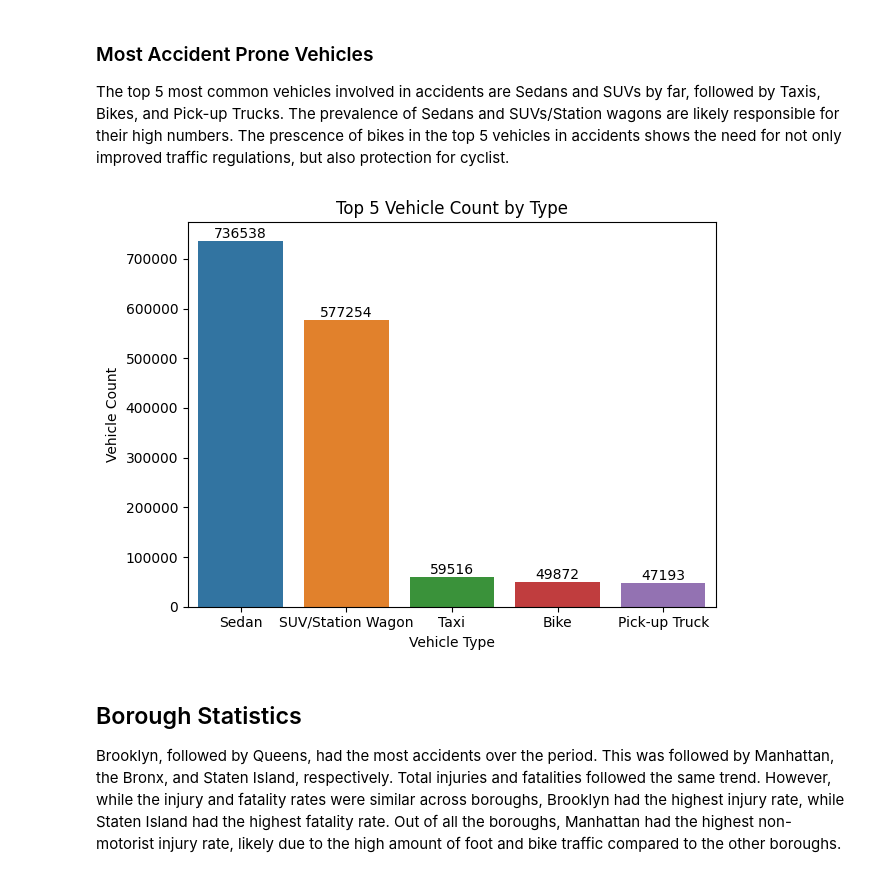
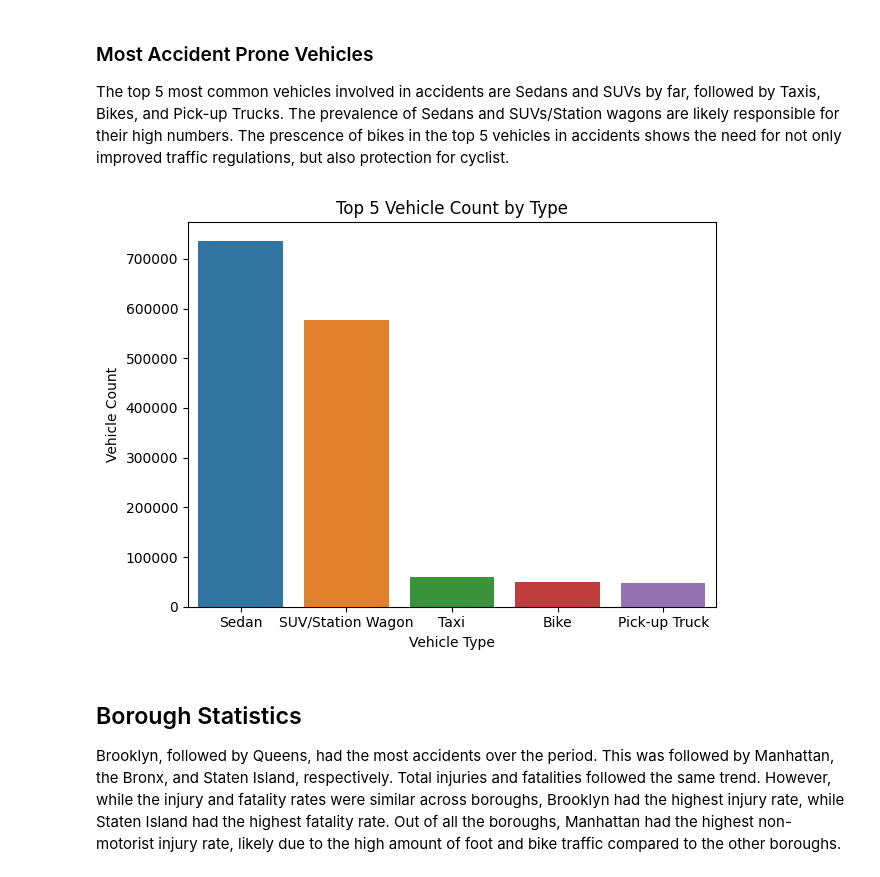
Before and after one commit to JourdonLynch/The-Streets-of-New-York, a Jupyter notebook: the-streets-of-ny.ipynb, the cells around one changed output. Saved outputs shown, nothing was run; the diff lists cells and outputs as text; code cells hidden in the pictures.

```diff
--- a/the-streets-of-ny.ipynb
+++ b/the-streets-of-ny.ipynb
@@ -485,34 +520,34 @@ for i,v in enumerate(top_5_vehicles['count']):
 # %%
 # Making chart easier to read
 traffic_df['vehicle_type_code_1']
 traffic_df['vehicle_type_code_2']
 
 # Creating objects for vehicle codes
 vehicles_codes_1 = traffic_df['vehicle_type_code_1']
 vehicles_codes_2 = traffic_df['vehicle_type_code_2']
 
 # Concatenating dataframes and removing null values
 combined_vehicle_codes = pd.concat([vehicles_codes_1, vehicles_codes_2])
 vehicle_totals = combined_vehicle_codes.value_counts().reset_index()
 vehicle_totals.columns = ['vehicle_type','count']
 vehicle_totals_clean = vehicle_totals[vehicle_totals['vehicle_type'] != 'nan']
 
 # Making chart easier to read
 vehicle_totals_clean = vehicle_totals_clean.replace('Station Wagon/Sport Utility Vehicle', 'SUV/Station Wagon')
 
 # Getting top 5 vehicles overall and creating a barchart
 top_5_vehicles = vehicle_totals_clean.head(5)
-vc = sns.barplot(data = top_5_vehicles, x = 'vehicle_type', y = 'count')
+sns.barplot(data = top_5_vehicles, x = 'vehicle_type', y = 'count')
 
-for i,v in enumerate(top_5_vehicles['count']):
-    vc.text(i, v, v, ha='center', va='bottom')
+
+
 
 plt.title("Top 5 Vehicle Count by Type")
 plt.xlabel('Vehicle Type')
 plt.ylabel('Vehicle Count')
 plt.tight_layout()
 # %% [output]
-[figure, old version]
+[figure, new version]
 # %% [markdown]
 ## Borough Statistics
 
```
Also changed, not shown: parts of 18 cells of this notebook.
